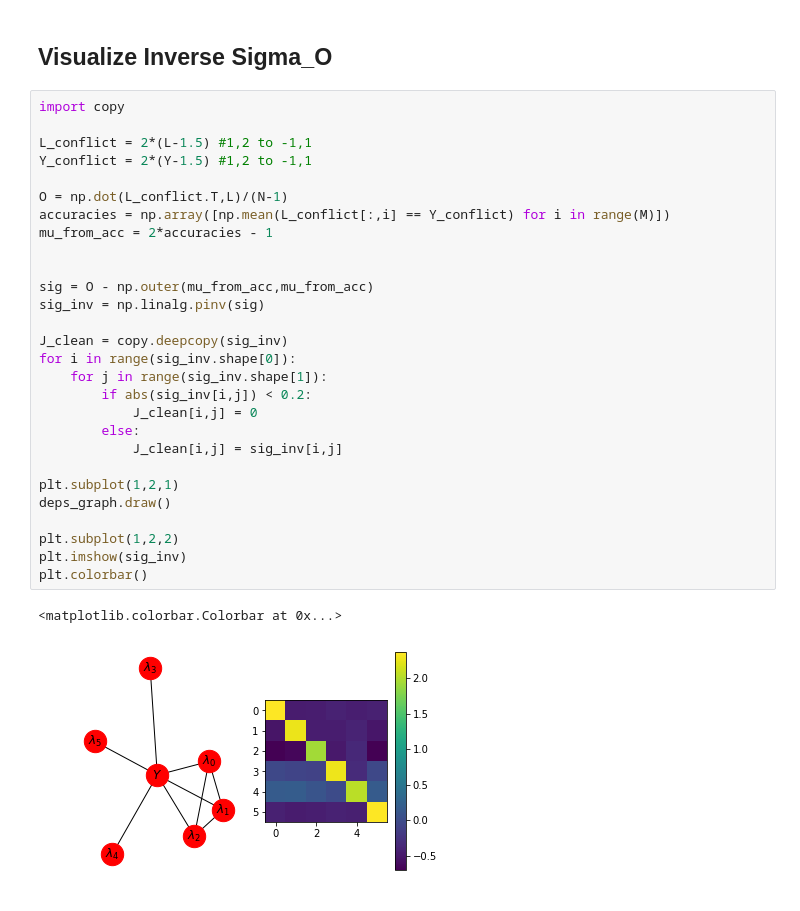
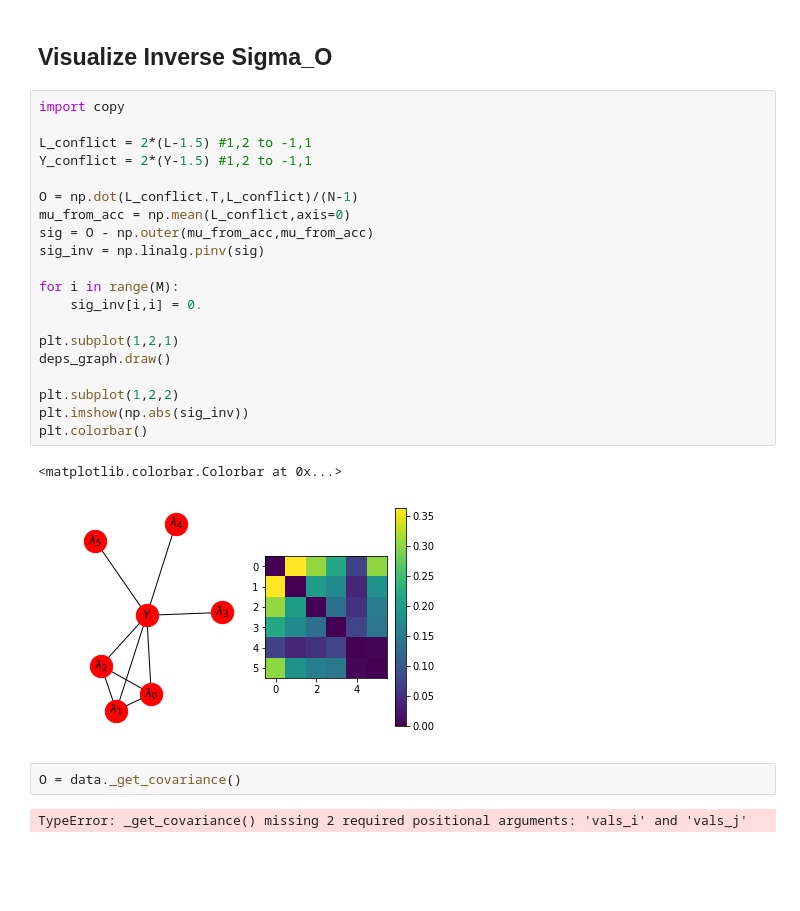
Before and after one commit to tridao/metal, a Jupyter notebook: notebooks/deps_sigma_debugging.ipynb, the cells around one changed output. Saved outputs shown, nothing was run; the diff lists cells and outputs as text; blank space fills up the shorter version.

```diff
--- a/notebooks/deps_sigma_debugging.ipynb
+++ b/notebooks/deps_sigma_debugging.ipynb
@@ -82,31 +82,27 @@ L, Y = data.generate_label_matrix(N)
 # %%
 import copy
 
 L_conflict = 2*(L-1.5) #1,2 to -1,1
 Y_conflict = 2*(Y-1.5) #1,2 to -1,1
 
-O = np.dot(L_conflict.T,L)/(N-1)
-accuracies = np.array([np.mean(L_conflict[:,i] == Y_conflict) for i in range(M)])
-mu_from_acc = 2*accuracies - 1
-
-
+O = np.dot(L_conflict.T,L_conflict)/(N-1)
+mu_from_acc = np.mean(L_conflict,axis=0)
 sig = O - np.outer(mu_from_acc,mu_from_acc)
 sig_inv = np.linalg.pinv(sig)
 
-J_clean = copy.deepcopy(sig_inv)
-for i in range(sig_inv.shape[0]):
-    for j in range(sig_inv.shape[1]):
-        if abs(sig_inv[i,j]) < 0.2:
-            J_clean[i,j] = 0
-        else:
-            J_clean[i,j] = sig_inv[i,j]
+for i in range(M):
+    sig_inv[i,i] = 0.
 
 plt.subplot(1,2,1)
 deps_graph.draw()
 
 plt.subplot(1,2,2)
-plt.imshow(sig_inv)
+plt.imshow(np.abs(sig_inv))
 plt.colorbar()
 # %% [output]
 <matplotlib.colorbar.Colorbar at 0x...>
-[figure, old version]
+[figure, new version]
+# %%
+O = data._get_covariance()
+# %% [output]
+TypeError: _get_covariance() missing 2 required positional arguments: 'vals_i' and 'vals_j'
```
Also changed, not shown: parts of 2 cells of this notebook.
